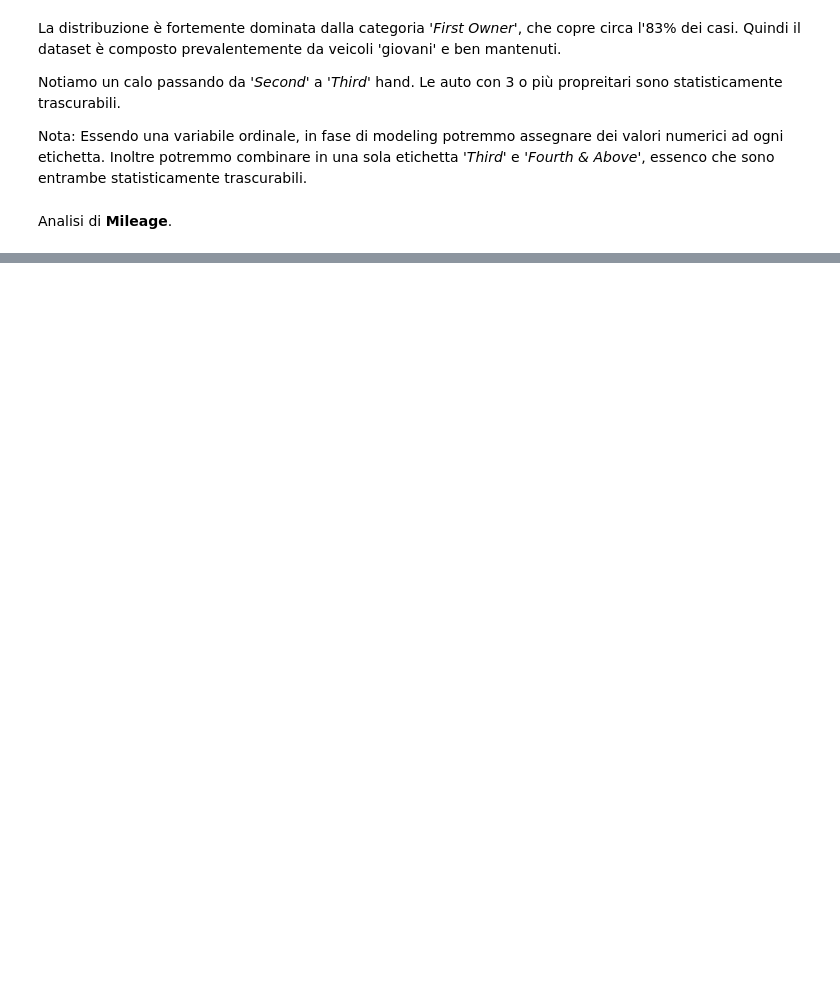
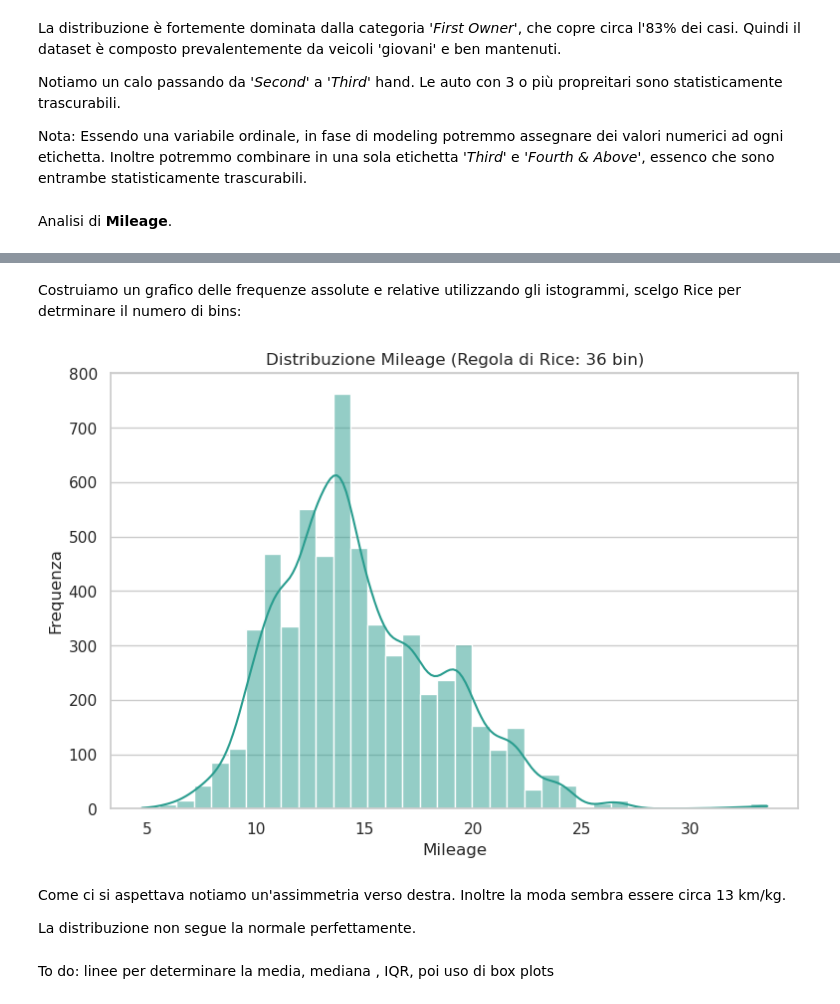
Before and after one commit to fragreco04/progetto-fad-2526, a Jupyter notebook: notebooks/drafts/part-1/francesco_draft_v1.ipynb, the cells around one changed output, grey strips where cells are left out. Cells and saved outputs as stored; diff of their text form; code cells hidden in the pictures; blank space fills up the shorter version.

Commit message:
Started Mileage analysis

```diff
--- a/notebooks/drafts/part-1/francesco_draft_v1.ipynb
+++ b/notebooks/drafts/part-1/francesco_draft_v1.ipynb
@@ -698,3 +710,6 @@ Notiamo un calo passando da *'Second'* a *'Third*' hand. Le auto con 3 o più pr
 Nota: Essendo una variabile ordinale, in fase di modeling potremmo assegnare dei valori numerici ad ogni etichetta. Inoltre potremmo combinare in una sola etichetta '*Third*' e '*Fourth & Above*', essenco che sono entrambe statisticamente trascurabili.
 # %% [markdown]
 Analisi di **Mileage**.
+# %%
+mileage = df['Mileage']
+mileage.describe()
@@ -700,0 +732,33 @@ Analisi di **Mileage**.
+# %% [markdown]
+Costruiamo un grafico delle frequenze assolute e relative utilizzando gli istogrammi, scelgo Rice per detrminare il numero di bins:
+# %%
+n = len(mileage)
+rice_bins = int(2 * n**(1/3))
+
+plt.figure(figsize=(15, 10))
+
+plt.subplot(2, 2, 2)
+
+ax = sns.histplot(
+    x=mileage,
+    bins=rice_bins,
+    kde=True,
+    color='#2a9d8f',
+    edgecolor='white'
+)
+
+plt.title(f'Distribuzione Mileage (Regola di Rice: {rice_bins} bin)')
+plt.xticks(rotation=0)
+plt.ylabel('Frequenza')
+plt.xlabel('Mileage')
+
+plt.tight_layout()
+plt.show()
+# %% [output]
+[figure, added]
+# %% [markdown]
+Come ci si aspettava notiamo un'assimmetria verso destra. Inoltre la moda sembra essere circa 13 km/kg.
+
+La distribuzione non segue la normale perfettamente.
+# %% [markdown]
+To do: linee per determinare la media, mediana , IQR, poi uso di box plots
```
Also changed, not shown: parts of 7 cells of this notebook.
